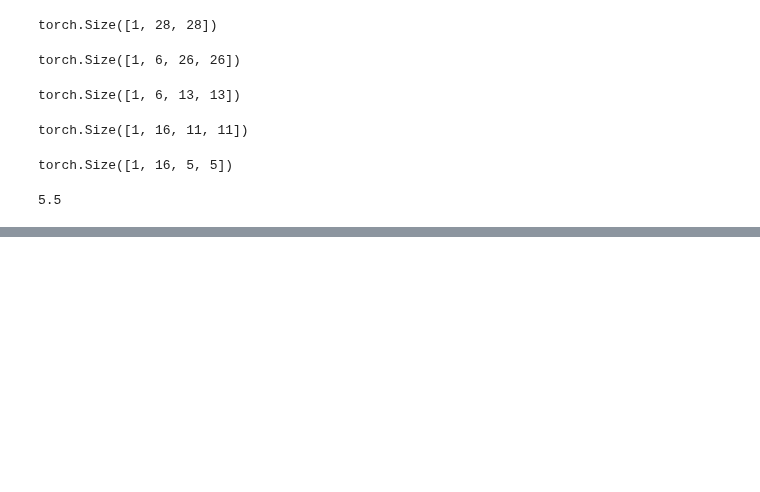
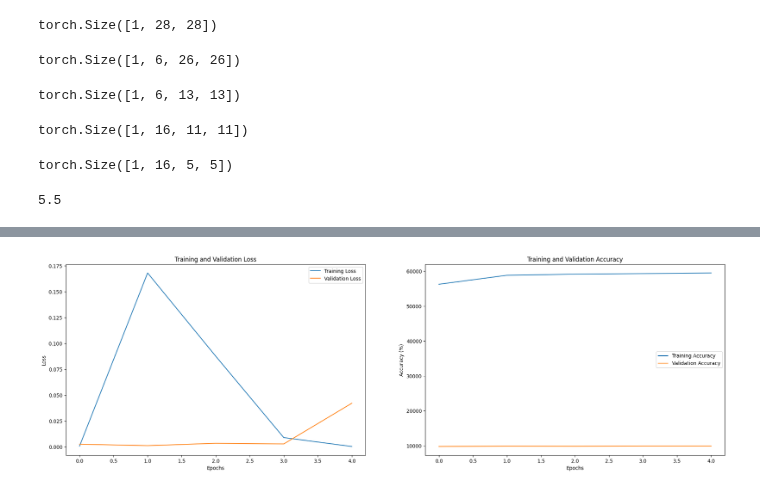
Before and after one commit to robinyUArizona/PyTorch-Deep-Learning, a Jupyter notebook: convolutional_NeuralNetwork.ipynb, the cells around one changed output, grey strips where cells are left out. Cells and saved outputs as stored; diff of their text form; code cells hidden in the pictures; blank space fills up the shorter version.

```diff
--- a/convolutional_NeuralNetwork.ipynb
+++ b/convolutional_NeuralNetwork.ipynb
@@ -106,0 +132,5 @@ torch.Size([1, 16, 5, 5])
+# %%
+# Create an Instance of our Model
+torch.manual_seed(41)
+model = ConvolutionalNetwork()
+model
@@ -106,0 +145,4 @@ torch.Size([1, 16, 5, 5])
+# %%
+# Loss Function Optimize
+criterion = nn.CrossEntropyLoss()
+optimizer = torch.optim.Adam(model.parameters(), lr=0.001)
@@ -106,0 +230,25 @@ torch.Size([1, 16, 5, 5])
+# %%
+# After training, plot the losses and accuracies
+plt.figure(figsize=(24, 7))
+
+# Plotting Training and Validation Loss
+plt.subplot(1, 2, 1)
+plt.plot(train_losses, label='Training Loss')
+plt.plot(val_losses, label='Validation Loss')
+plt.xlabel('Epochs')
+plt.ylabel('Loss')
+plt.title('Training and Validation Loss')
+plt.legend()
+
+# Plotting Training and Validation Accuracy
+plt.subplot(1, 2, 2)
+plt.plot(train_correct, label='Training Accuracy')
+plt.plot(val_correct, label='Validation Accuracy')
+plt.xlabel('Epochs')
+plt.ylabel('Accuracy (%)')
+plt.title('Training and Validation Accuracy')
+plt.legend()
+
+plt.show()
+# %% [output]
+[figure, added]
```
Also changed, not shown: parts of 4 cells of this notebook.
